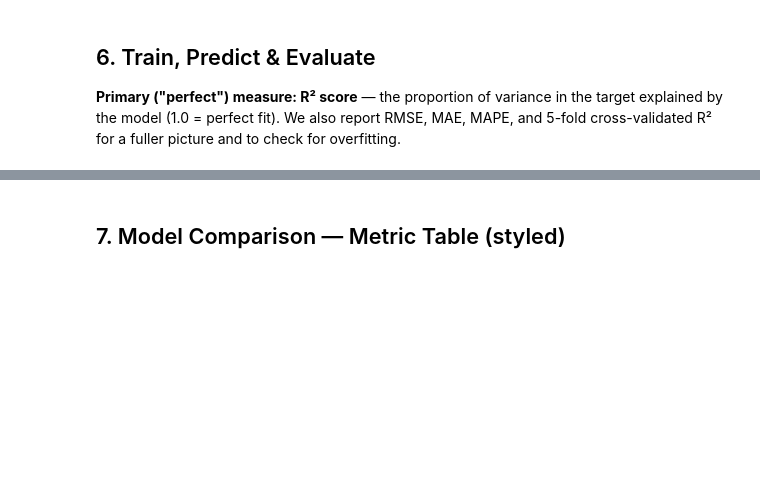
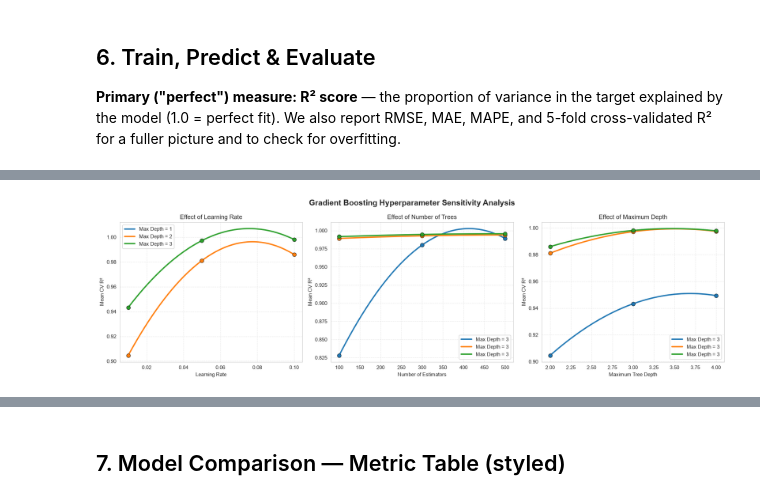
Before and after one commit to acdas10/cfd_ann_2, a Jupyter notebook: ML_Model_Comparison.ipynb, the cells around one changed output, grey strips where cells are left out. Drawn from its saved outputs; the diff is of its cells as text; code cells hidden in the pictures; blank space fills up the shorter version.

```diff
--- a/ML_Model_Comparison.ipynb
+++ b/ML_Model_Comparison.ipynb
@@ -214,0 +526,92 @@ results_df
+# %%
+
+# ============================================================
+# GRADIENT BOOSTING: HYPERPARAMETER SENSITIVITY
+# ============================================================
+
+gb_results = pd.DataFrame(
+    grid_searches["Gradient Boosting"].cv_results_
+)
+
+fig, axes = plt.subplots(1, 3, figsize=(17, 5))
+
+# 1. Effect of learning rate
+for depth in [1, 2, 3]:
+
+    subset = gb_results[
+        gb_results["param_model__max_depth"] == depth
+    ]
+
+    grouped = subset.groupby(
+        "param_model__learning_rate"
+    )["mean_test_score"].mean()
+
+    smooth_plot(
+    axes[0],
+    grouped.index.astype(float),
+    grouped.values,
+    label=f"Max Depth = {depth}"
+)
+axes[0].set_xlabel("Learning Rate")
+axes[0].set_ylabel("Mean CV R²")
+axes[0].set_title("Effect of Learning Rate")
+axes[0].legend()
+axes[0].grid(True, linestyle="--", alpha=0.4)
+
+# 2. Effect of number of estimators
+for lr in [0.01, 0.05, 0.1]:
+
+    subset = gb_results[
+        gb_results["param_model__learning_rate"] == lr
+    ]
+
+    grouped = subset.groupby(
+        "param_model__n_estimators"
+    )["mean_test_score"].mean()
+
+    smooth_plot(
+    axes[1],
+    grouped.index.astype(float),
+    grouped.values,
+    label=f"Max Depth = {depth}"
+)
+axes[1].set_xlabel("Number of Estimators")
+axes[1].set_ylabel("Mean CV R²")
+axes[1].set_title("Effect of Number of Trees")
+axes[1].legend()
+axes[1].grid(True, linestyle="--", alpha=0.4)
+
+# 3. Effect of maximum depth
+for lr in [0.01, 0.05, 0.1]:
+
+    subset = gb_results[
+        gb_results["param_model__learning_rate"] == lr
+    ]
+
+    grouped = subset.groupby(
+        "param_model__max_depth"
+    )["mean_test_score"].mean()
+
+    smooth_plot(
+    axes[2],
+    grouped.index.astype(float),
+    grouped.values,
+    label=f"Max Depth = {depth}"
+)
+
+axes[2].set_xlabel("Maximum Tree Depth")
+axes[2].set_ylabel("Mean CV R²")
+axes[2].set_title("Effect of Maximum Depth")
+axes[2].legend()
+axes[2].grid(True, linestyle="--", alpha=0.4)
+
+fig.suptitle(
+    "Gradient Boosting Hyperparameter Sensitivity Analysis",
+    fontsize=15,
+    fontweight="bold"
+)
+
+plt.tight_layout()
+plt.show()
+# %% [output]
+[figure, added]
```
Also changed, not shown: parts of 14 cells of this notebook.
